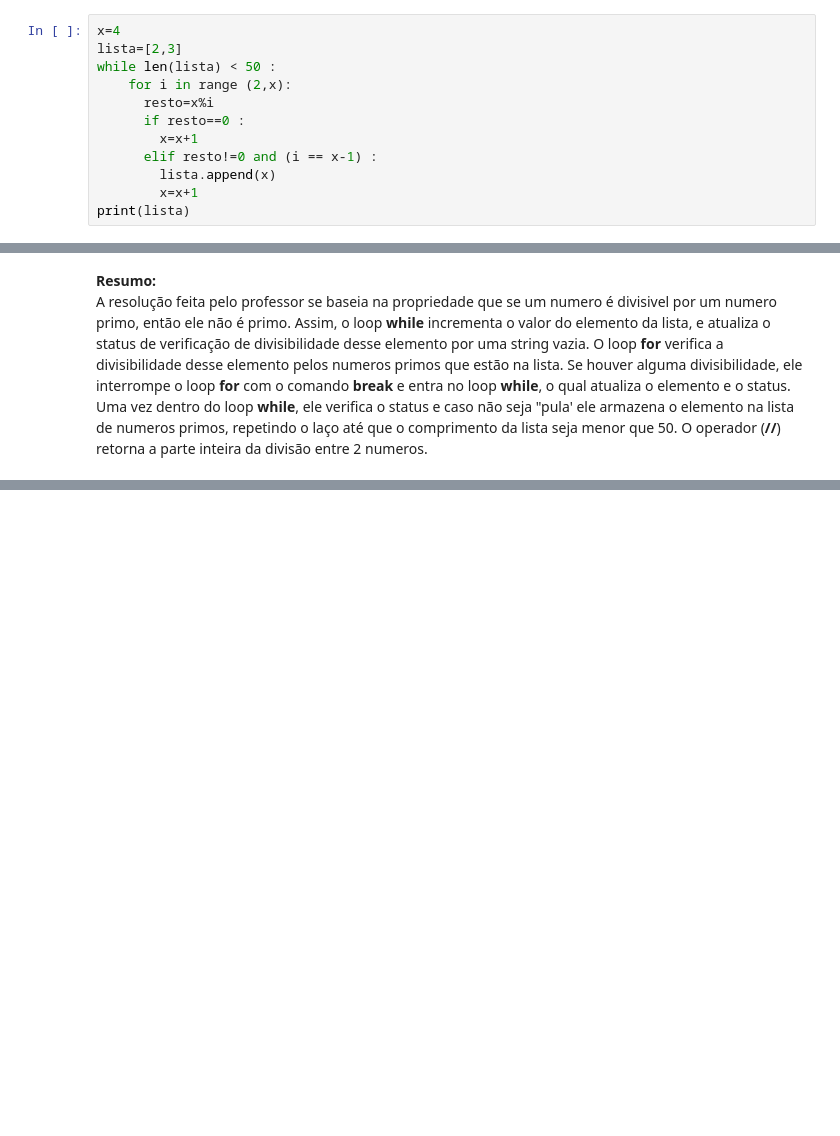
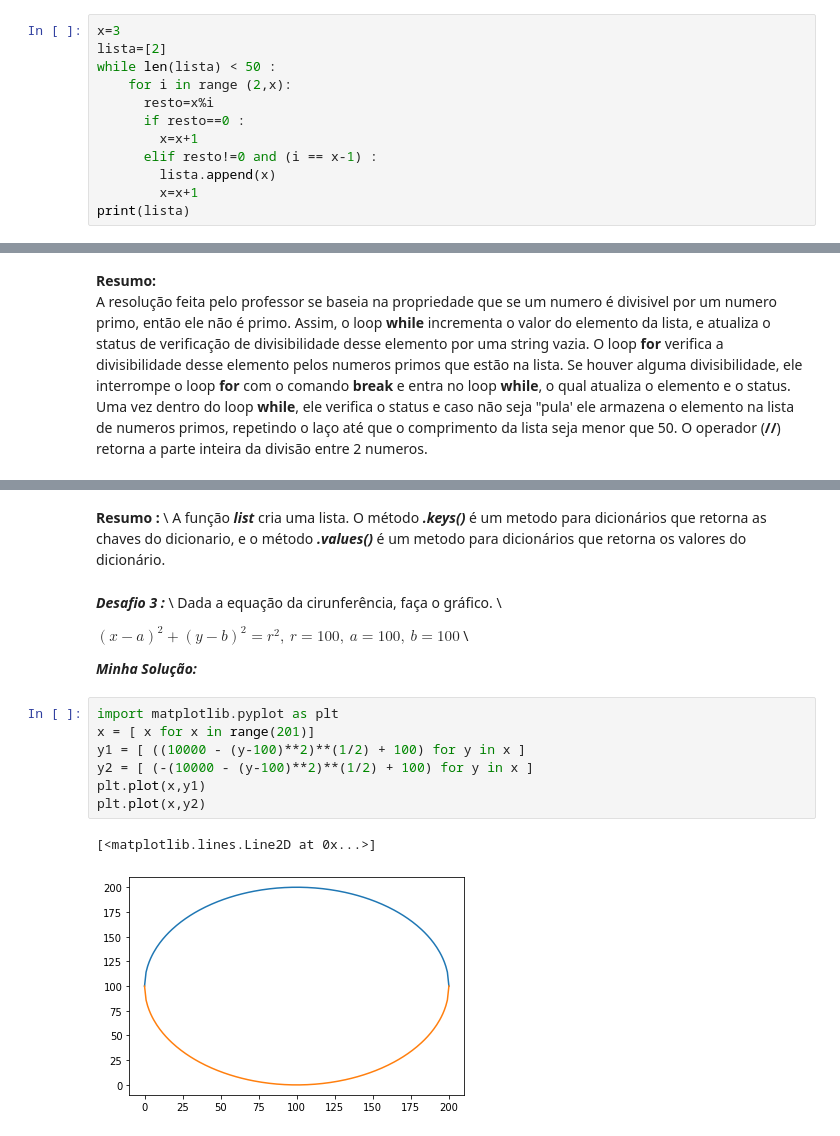
Before and after one commit to sidneybraga/Aprendendo-Python, a Jupyter notebook: pec_s1.ipynb, the cells around one changed output, grey strips where cells are left out. Saved outputs shown, nothing was run; the diff lists cells and outputs as text; blank space fills up the shorter version.

```diff
--- a/pec_s1.ipynb
+++ b/pec_s1.ipynb
@@ -89,8 +89,8 @@ lista
 Crie uma lista com os primeiros 50 números primos.\
 ***Minha resolução:***
 # %%
-x=4
-lista=[2,3]
+x=3
+lista=[2]
 while len(lista) < 50 :
     for i in range (2,x):
       resto=x%i
@@ -133,0 +282,20 @@ A resolução feita pelo professor se baseia na propriedade que se um numero é
+# %% [markdown]
+**Resumo :** \\
+ A função ***list*** cria uma lista. O método ***.keys()*** é um metodo para dicionários que retorna as chaves do dicionario, e o método ***.values()*** é um metodo para dicionários que retorna os valores do dicionário.
+# %% [markdown]
+***Desafio 3 :*** \\
+Dada a equação da cirunferência, faça o gráfico. \\
+
+ $(x-a)^2 + (y-b)^2 =  r^2, \ r=100, \ a=100, \ b=100 $ \\
+
+***Minha Solução:***
+# %%
+import matplotlib.pyplot as plt
+x = [ x for x in range(201)]
+y1 = [ ((10000 - (y-100)**2)**(1/2) + 100) for y in x ]
+y2 = [ (-(10000 - (y-100)**2)**(1/2) + 100) for y in x ]
+plt.plot(x,y1)
+plt.plot(x,y2)
+# %% [output]
+[<matplotlib.lines.Line2D at 0x...>]
+[figure, added]
```
Also changed, not shown: parts of 39 cells of this notebook.
